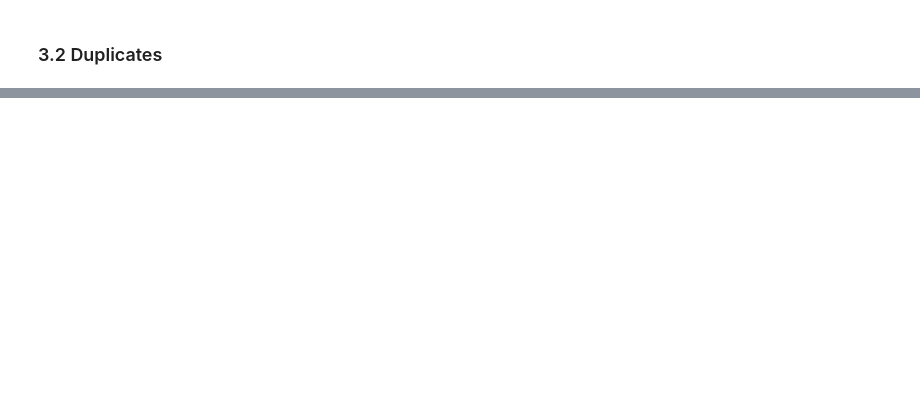
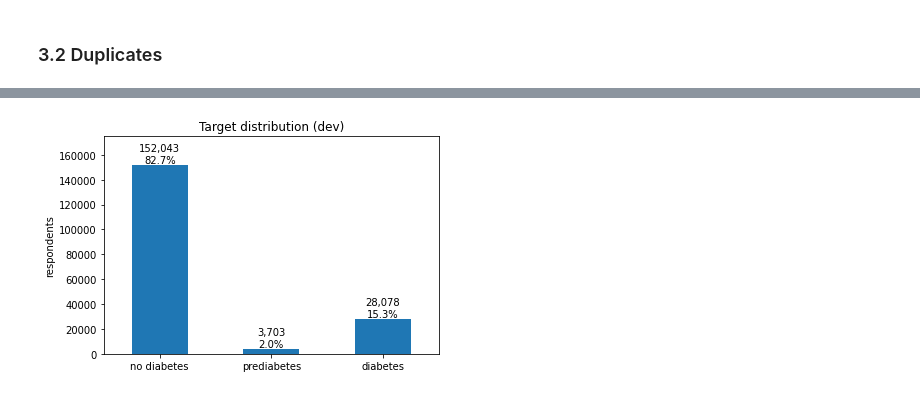
Before and after one commit to charlotteprior/data-5040-2026, a Jupyter notebook: milestone2.ipynb, the cells around one changed output, grey strips where cells are left out. Cells and saved outputs as stored; diff of their text form; code cells hidden in the pictures; blank space fills up the shorter version.

```diff
--- a/milestone2.ipynb
+++ b/milestone2.ipynb
@@ -178,0 +112,18 @@ TODO: also check for sentinel codes that look like valid values (e.g. 7, 9, 77,
+# %%
+TARGET = "Diabetes_012"                          # 0 = no diabetes, 1 = prediabetes, 2 = diabetes
+LABELS = {0: "no diabetes", 1: "prediabetes", 2: "diabetes"}
+feature_cols = [c for c in df.columns if c not in ("ID", "Diabetes_binary", TARGET)]
+assert len(feature_cols) == 21
+
+df_unique = df.drop_duplicates(subset=feature_cols + [TARGET]).reset_index(drop=True)
+
+dev, test = train_test_split(df_unique, test_size=0.20, stratify=df_unique[TARGET],
+                             random_state=SEED)
+dev = dev.reset_index(drop=True)
+test = test.reset_index(drop=True)               # LOCKED: no inspection, no decisions
+
+X_dev, y_dev = dev[feature_cols], dev[TARGET]
+N_SPLITS = 5
+cv = StratifiedKFold(n_splits=N_SPLITS, shuffle=True, random_state=SEED)
+
+print(f"raw {len(df):,} -> deduplicated {len(df_unique):,} -> dev {len(dev):,} / test {len(test):,}")
@@ -456,0 +459,7 @@ Versions are printed in Section 0.1.
+# %%
+cls = y_dev.map(LABELS).value_counts().reindex(list(LABELS.values()))
+ax = cls.plot.bar(title="Target distribution (dev)", rot=0)
+for i, v in enumerate(cls): ax.text(i, v, f"{v:,}\n{v/len(dev):.1%}", ha="center", va="bottom")
+ax.set_ylabel("respondents"); ax.set_ylim(0, cls.max() * 1.15); plt.show()
+# %% [output]
+[figure, added]
```
Also changed, not shown: parts of 132 cells of this notebook, 3 other files.
